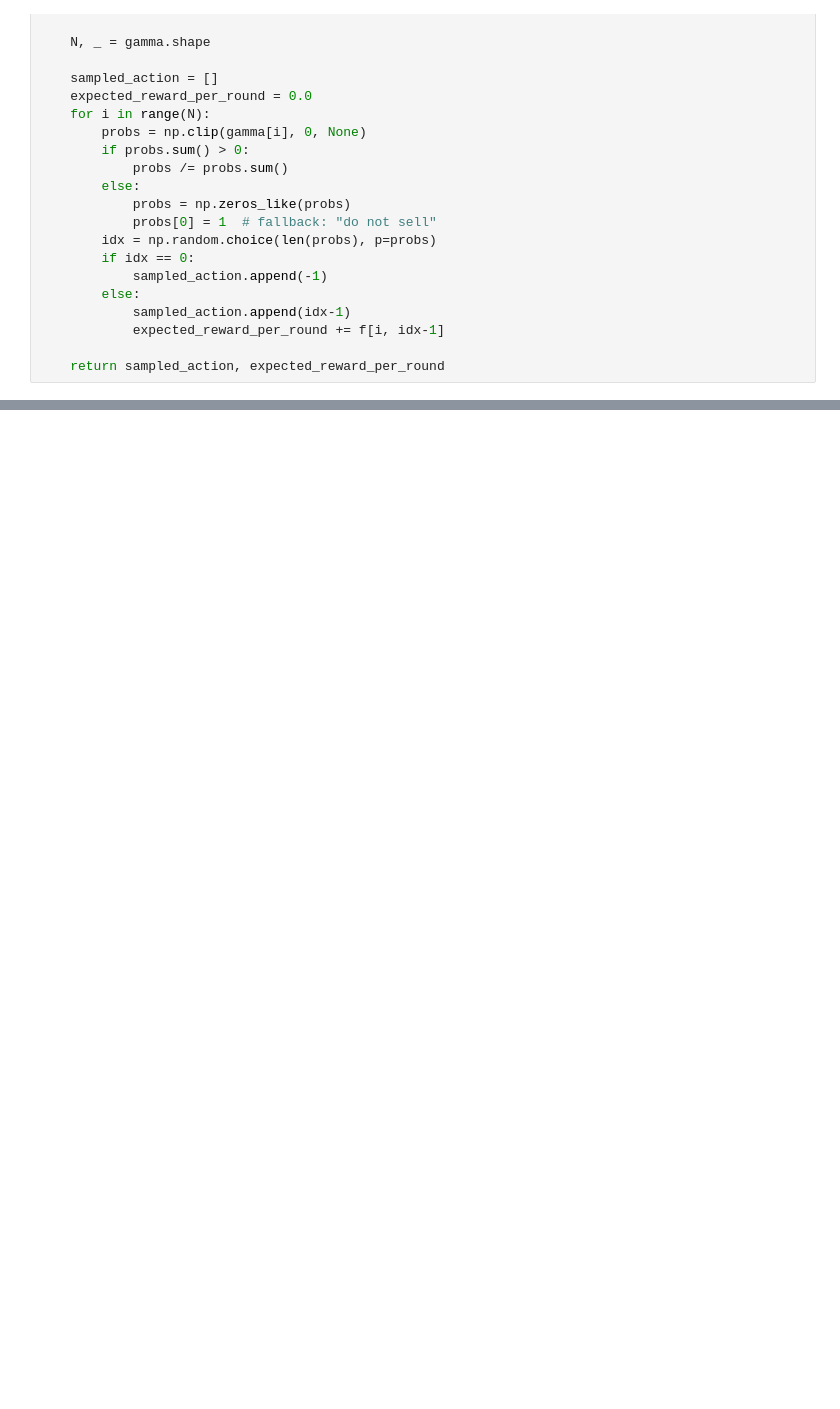
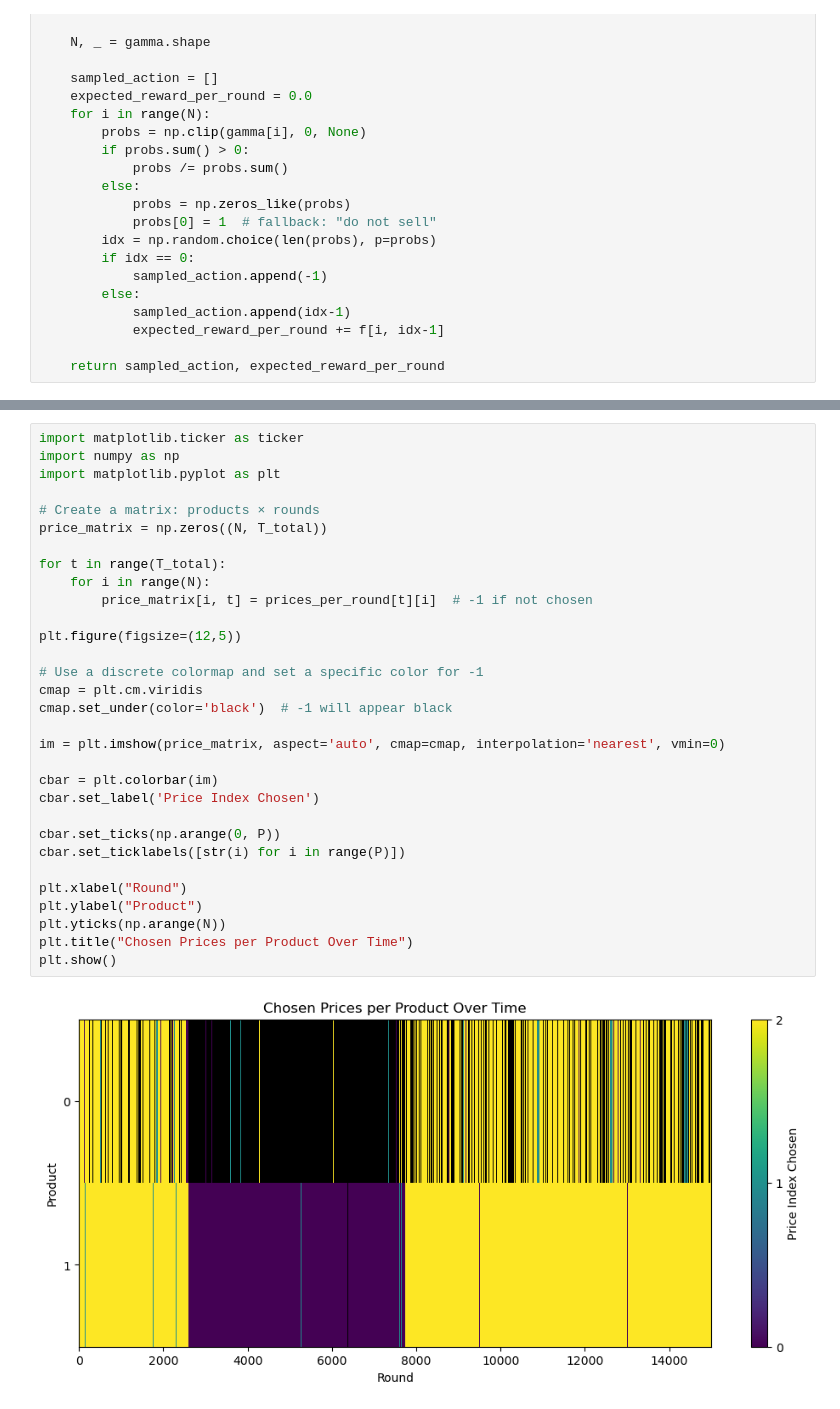
Before and after one commit to alessandrom10/Online_Learning_Applications_Project, a Jupyter notebook: Req_5/req_5.ipynb, the cells around one changed output, grey strips where cells are left out. Saved outputs shown, nothing was run; the diff lists cells and outputs as text; blank space fills up the shorter version.

```diff
--- a/Req_5/req_5.ipynb
+++ b/Req_5/req_5.ipynb
@@ -380,0 +422,33 @@ Round 2000: Interval 0
+# %%
+import matplotlib.ticker as ticker
+import numpy as np
+import matplotlib.pyplot as plt
+
+# Create a matrix: products × rounds
+price_matrix = np.zeros((N, T_total))
+
+for t in range(T_total):
+    for i in range(N):
+        price_matrix[i, t] = prices_per_round[t][i]  # -1 if not chosen
+
+plt.figure(figsize=(12,5))
+
+# Use a discrete colormap and set a specific color for -1
+cmap = plt.cm.viridis
+cmap.set_under(color='black')  # -1 will appear black
+
+im = plt.imshow(price_matrix, aspect='auto', cmap=cmap, interpolation='nearest', vmin=0)
+
+cbar = plt.colorbar(im)
+cbar.set_label('Price Index Chosen')
+
+cbar.set_ticks(np.arange(0, P))
+cbar.set_ticklabels([str(i) for i in range(P)])
+
+plt.xlabel("Round")
+plt.ylabel("Product")
+plt.yticks(np.arange(N))
+plt.title("Chosen Prices per Product Over Time")
+plt.show()
+# %% [output]
+[figure, added]
```
Also changed, not shown: parts of 4 cells of this notebook.
